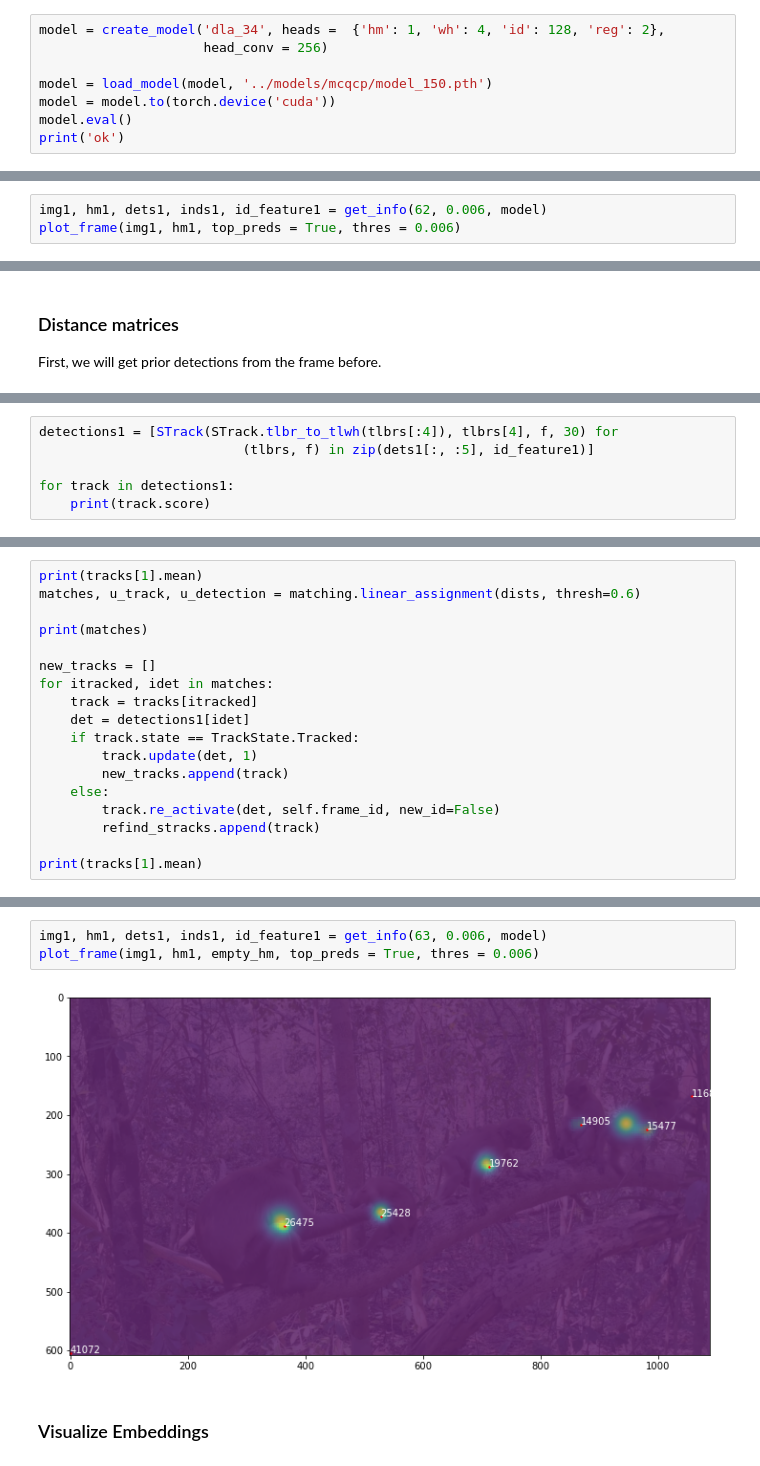
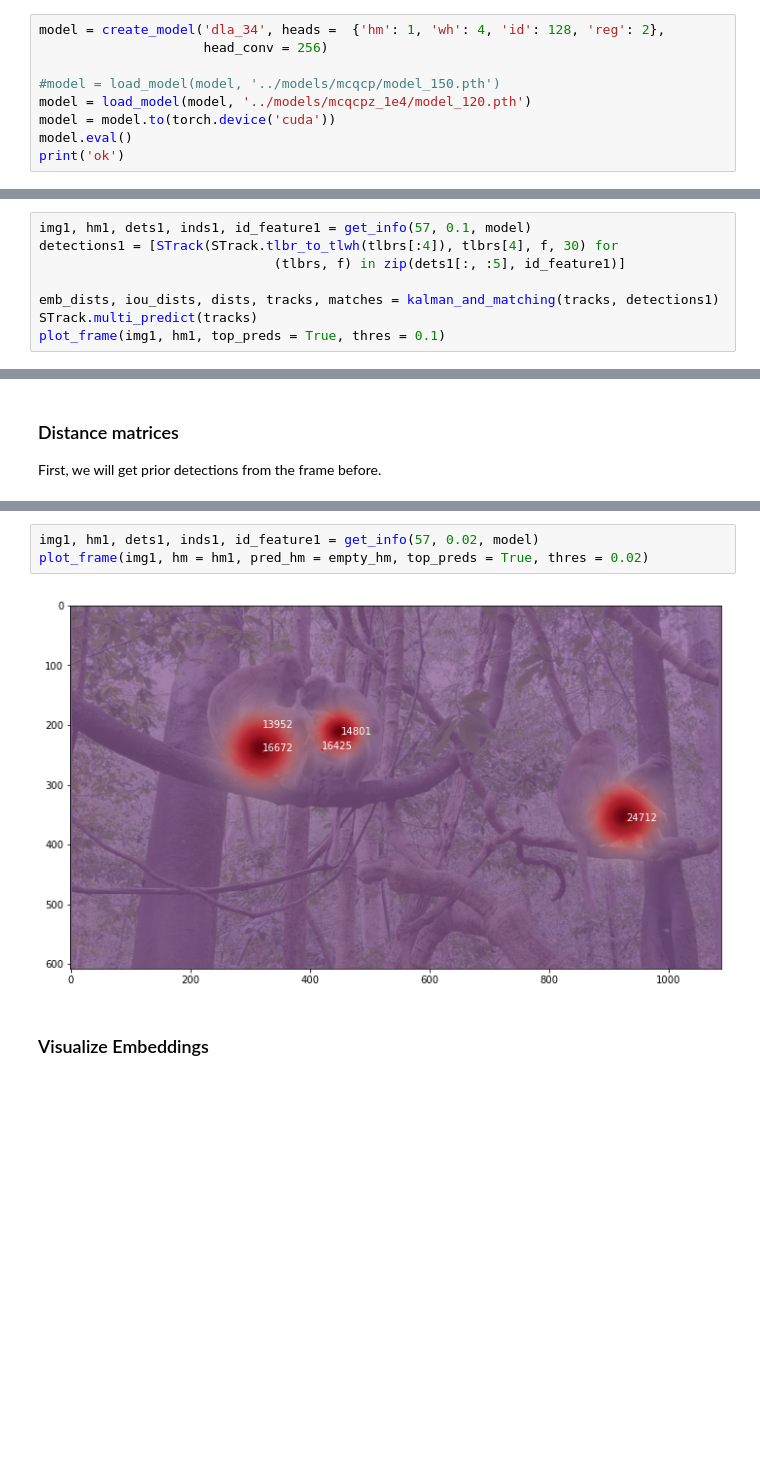
Before and after one commit to ecker-lab/PriMAT-tracking, a Jupyter notebook: own_ideas/viz_tracking.ipynb, the cells around one changed output, grey strips where cells are left out. Saved outputs shown, nothing was run; the diff lists cells and outputs as text; blank space fills up the shorter version.

Commit message:
added different tracking strategies

```diff
--- a/own_ideas/viz_tracking.ipynb
+++ b/own_ideas/viz_tracking.ipynb
@@ -209,7 +219,8 @@ def plot_hm(dist_hm, inds = inds, cell_text = False):
 model = create_model('dla_34', heads =  {'hm': 1, 'wh': 4, 'id': 128, 'reg': 2},
                      head_conv = 256)
 
-model = load_model(model, '../models/mcqcp/model_150.pth')
+#model = load_model(model, '../models/mcqcp/model_150.pth')
+model = load_model(model, '../models/mcqcpz_1e4/model_120.pth')
 model = model.to(torch.device('cuda'))
 model.eval()
 print('ok')
@@ -230,4 +273,9 @@ plot_frame(img, hm, top_preds = True, thres = 0.4)
 # %%
-img1, hm1, dets1, inds1, id_feature1 = get_info(62, 0.006, model)
-plot_frame(img1, hm1, top_preds = True, thres = 0.006)
+img1, hm1, dets1, inds1, id_feature1 = get_info(57, 0.1, model)
+detections1 = [STrack(STrack.tlbr_to_tlwh(tlbrs[:4]), tlbrs[4], f, 30) for
+                              (tlbrs, f) in zip(dets1[:, :5], id_feature1)]
+
+emb_dists, iou_dists, dists, tracks, matches = kalman_and_matching(tracks, detections1)
+STrack.multi_predict(tracks)
+plot_frame(img1, hm1, top_preds = True, thres = 0.1)
 # %% [output]
@@ -268,6 +286,0 @@ for track in tracks:
-# %%
-detections1 = [STrack(STrack.tlbr_to_tlwh(tlbrs[:4]), tlbrs[4], f, 30) for
-                          (tlbrs, f) in zip(dets1[:, :5], id_feature1)]
-
-for track in detections1:
-    print(track.score)
@@ -300,18 +286,0 @@ plot_hm(dists, cell_text = True)
-# %%
-print(tracks[1].mean)
-matches, u_track, u_detection = matching.linear_assignment(dists, thresh=0.6)
-
-print(matches)
-
-new_tracks = []
-for itracked, idet in matches:
-    track = tracks[itracked]
-    det = detections1[idet]
-    if track.state == TrackState.Tracked:
-        track.update(det, 1)
-        new_tracks.append(track)
-    else:
-        track.re_activate(det, self.frame_id, new_id=False)
-        refind_stracks.append(track)
-
-print(tracks[1].mean)
@@ -365,8 +336,8 @@ surf = plt.pcolormesh(empty_hm)
 # %%
-img1, hm1, dets1, inds1, id_feature1 = get_info(63, 0.006, model)
-plot_frame(img1, hm1, empty_hm, top_preds = True, thres = 0.006)
+img1, hm1, dets1, inds1, id_feature1 = get_info(57, 0.02, model)
+plot_frame(img1, hm = hm1, pred_hm = empty_hm, top_preds = True, thres = 0.02)
 # %% [output]
-[figure, old version]
+[figure, new version]
 # %% [markdown]
 ### Visualize Embeddings
 # %%
```
Also changed, not shown: parts of 22 cells of this notebook, 40 other files.
